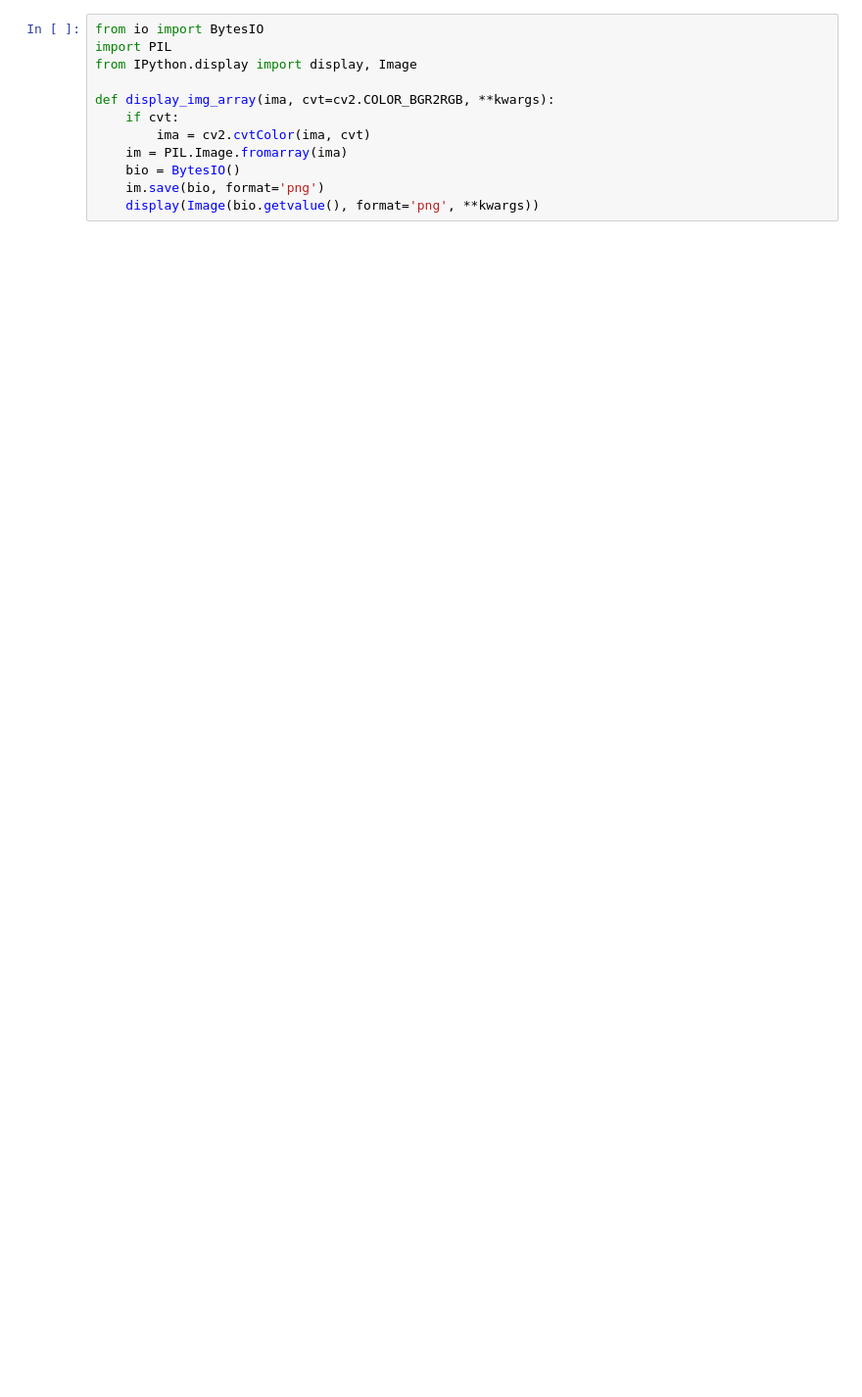
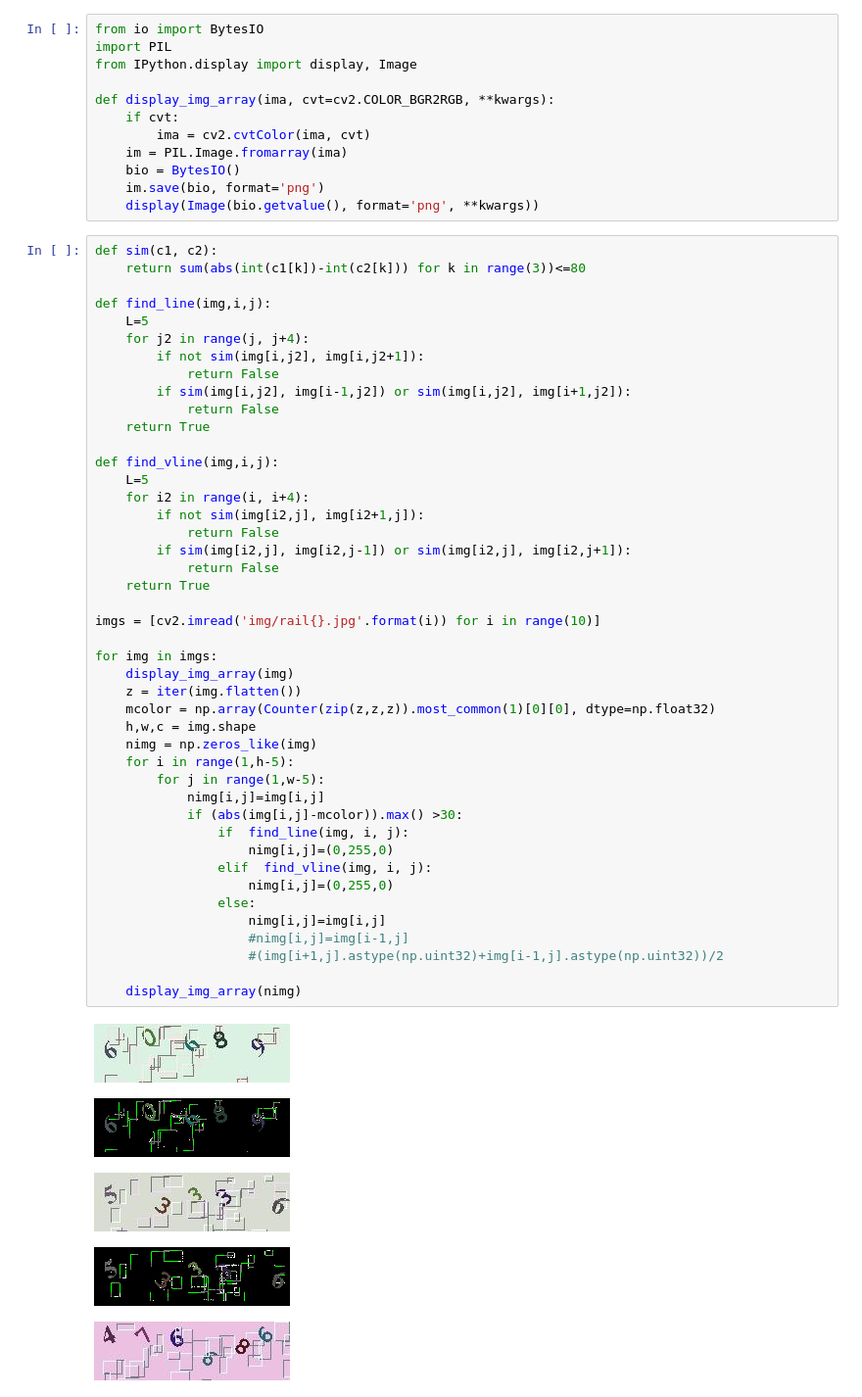
Before and after one commit to tjwei/tjw_ipynb, a Jupyter notebook: twrailway.ipynb, the cells around one changed output. Shown at 98% size. Drawn from its saved outputs; the diff is of its cells as text; blank space fills up the shorter version.

```diff
--- a/twrailway.ipynb
+++ b/twrailway.ipynb
@@ -19,3 +20,53 @@ def display_img_array(ima, cvt=cv2.COLOR_BGR2RGB, **kwargs):
     bio = BytesIO()
     im.save(bio, format='png')
     display(Image(bio.getvalue(), format='png', **kwargs))
+# %%
+def sim(c1, c2):
+    return sum(abs(int(c1[k])-int(c2[k])) for k in range(3))<=80
+
+def find_line(img,i,j):
+    L=5
+    for j2 in range(j, j+4):
+        if not sim(img[i,j2], img[i,j2+1]):
+            return False
+        if sim(img[i,j2], img[i-1,j2]) or sim(img[i,j2], img[i+1,j2]):
+            return False
+    return True
+
+def find_vline(img,i,j):
+    L=5
+    for i2 in range(i, i+4):
+        if not sim(img[i2,j], img[i2+1,j]):
+            return False
+        if sim(img[i2,j], img[i2,j-1]) or sim(img[i2,j], img[i2,j+1]):
+            return False
+    return True
+
+imgs = [cv2.imread('img/rail{}.jpg'.format(i)) for i in range(10)]
+
+for img in imgs:
+    display_img_array(img)
+    z = iter(img.flatten())
+    mcolor = np.array(Counter(zip(z,z,z)).most_common(1)[0][0], dtype=np.float32)
+    h,w,c = img.shape
+    nimg = np.zeros_like(img)
+    for i in range(1,h-5):
+        for j in range(1,w-5):
+            nimg[i,j]=img[i,j]
+            if (abs(img[i,j]-mcolor)).max() >30:
+                if  find_line(img, i, j):
+                    nimg[i,j]=(0,255,0)
+                elif  find_vline(img, i, j):
+                    nimg[i,j]=(0,255,0)
+                else:
+                    nimg[i,j]=img[i,j]
+                    #nimg[i,j]=img[i-1,j]
+                    #(img[i+1,j].astype(np.uint32)+img[i-1,j].astype(np.uint32))/2
+
+    display_img_array(nimg)
+# %% [output]
+[figure, added]
+[figure, added]
+[figure, added]
+[figure, added]
+[figure, added]
```
Also changed, not shown: parts of 11 cells of this notebook.
